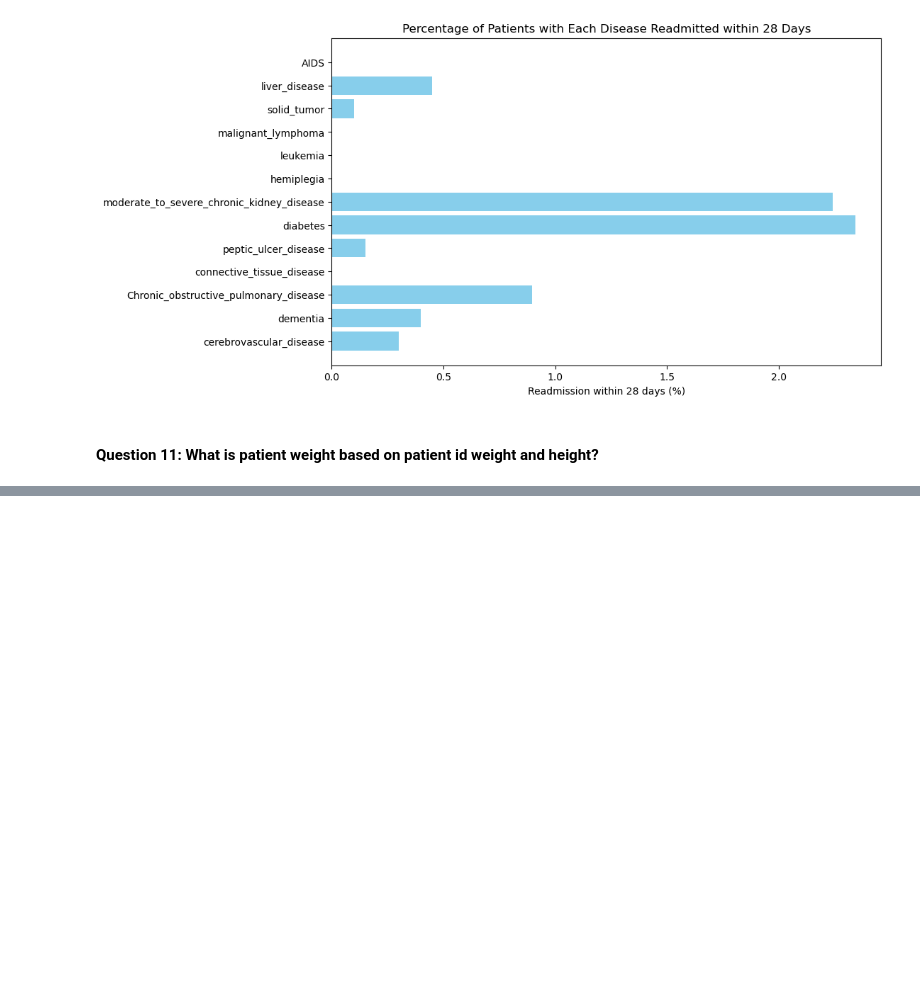
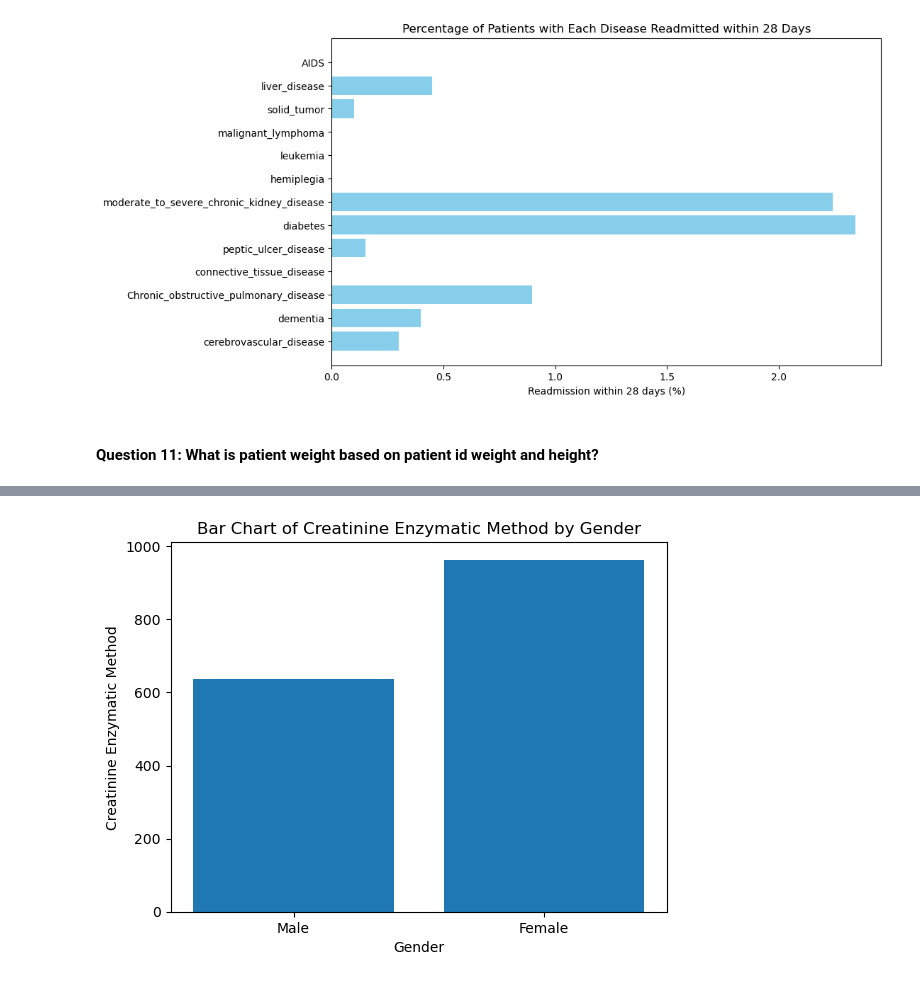
Before and after one commit to renu-matlib/Team18_Matlib_marvels_PythonHackathon_Apr24, a Jupyter notebook: Team18_MAtlib_marvels_AddnlQuestions.ipynb, the cells around one changed output, grey strips where cells are left out. Cells and saved outputs as stored; diff of their text form; code cells hidden in the pictures; blank space fills up the shorter version.

```diff
--- a/Team18_MAtlib_marvels_AddnlQuestions.ipynb
+++ b/Team18_MAtlib_marvels_AddnlQuestions.ipynb
@@ -187,0 +250,13 @@ Enter your height in meters:  12
+# %%
+# 15. Percentage of creatinine enzymatic method values by gender
+
+gender = gender_creatine['gender']
+value = gender_creatine['creatinine_enzymatic_method']
+
+plt.bar(gender, value)
+plt.xlabel('Gender')
+plt.ylabel('Creatinine Enzymatic Method')
+plt.title('Bar Chart of Creatinine Enzymatic Method by Gender')
+plt.show()
+# %% [output]
+[figure, added]
```
Also changed, not shown: parts of 13 cells of this notebook.
